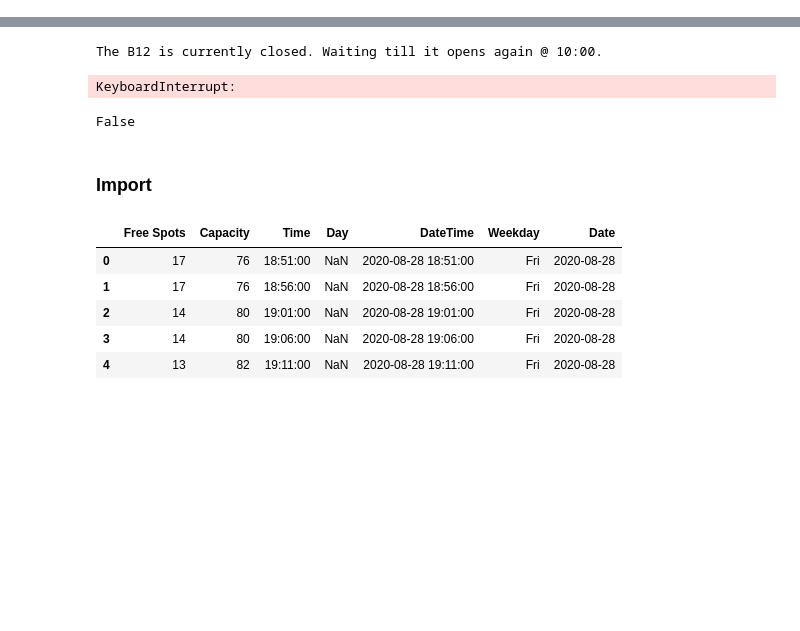
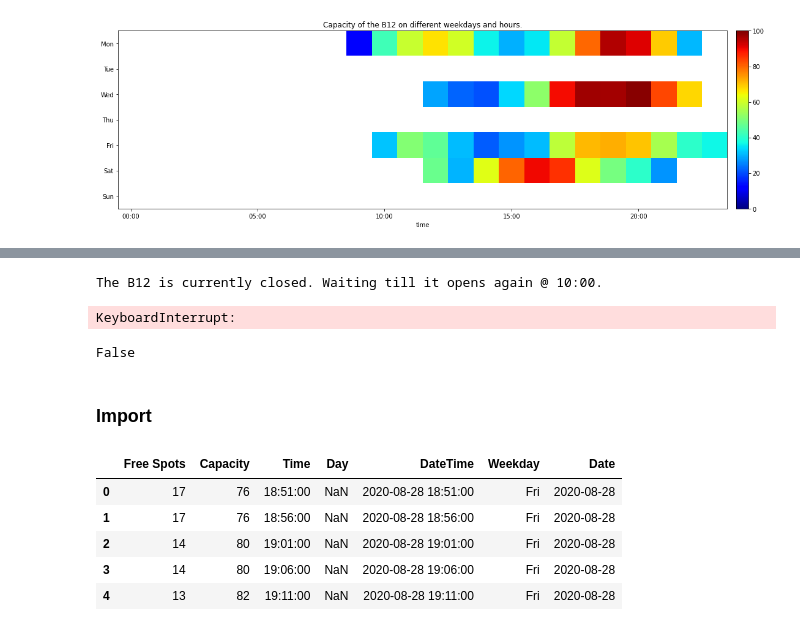
Before and after one commit to jnsbck/B12_data_mining, a Jupyter notebook: B12_data_collection.ipynb, the cells around one changed output, grey strips where cells are left out. Drawn from its saved outputs; the diff is of its cells as text; code cells hidden in the pictures; blank space fills up the shorter version.

```diff
--- a/B12_data_collection.ipynb
+++ b/B12_data_collection.ipynb
@@ -17,2 +19,8 @@ import numpy as np
+# %%
+data = import_logged_data("log_old.csv")[["free spots", "capacity"]]
+# %%
+plot_capacity_matrix(data, start_datetime="8/24/2020")
+# %% [output]
+[figure, added]
 # %%
 # B12 js query for capacity
```
Also changed, not shown: parts of 5 cells of this notebook, 1 other file.
